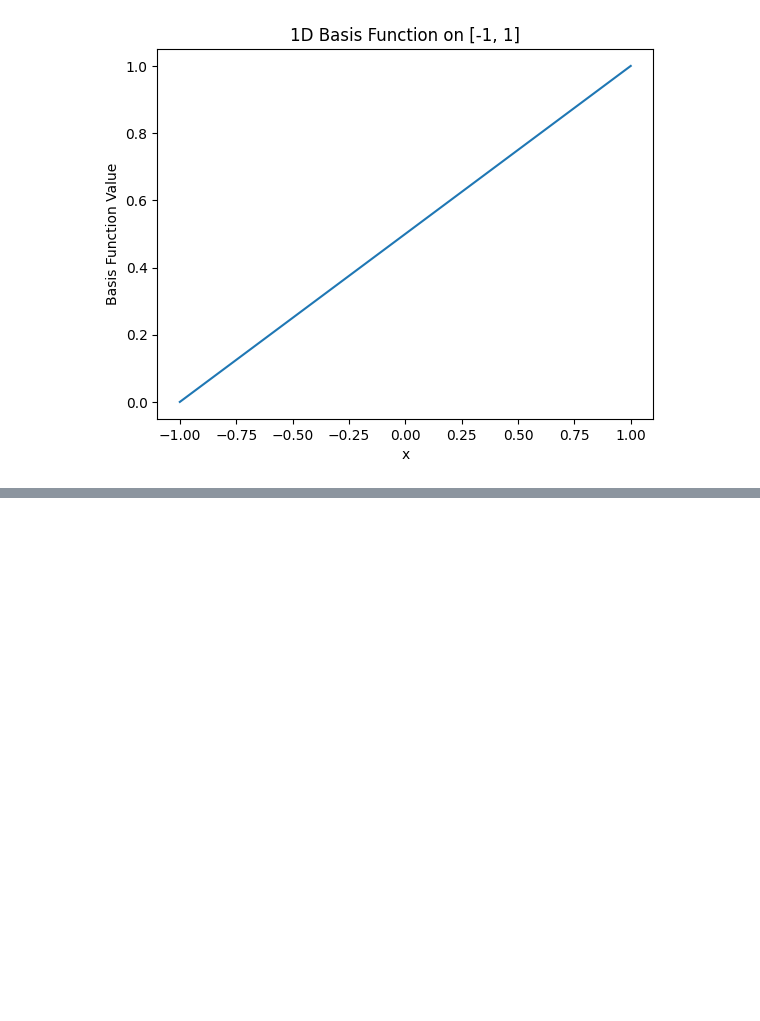
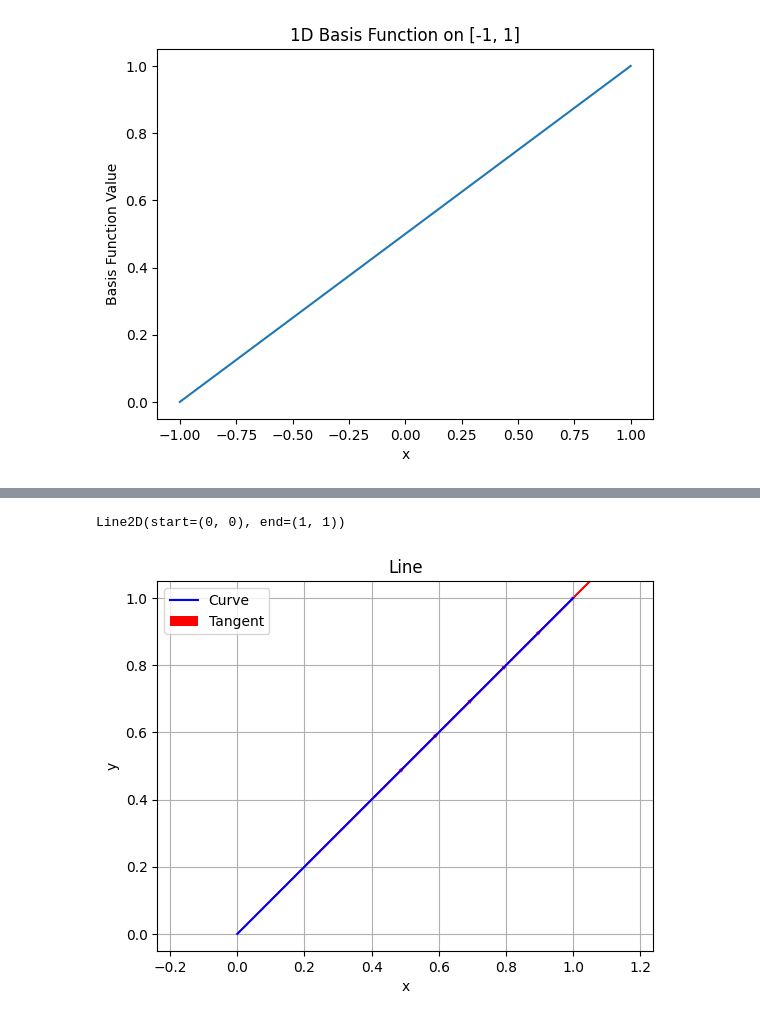
Before and after one commit to MazenAli/TT-FEMesh, a Jupyter notebook: prototypes/examples.ipynb, the cells around one changed output, grey strips where cells are left out. Drawn from its saved outputs; the diff is of its cells as text; code cells hidden in the pictures; blank space fills up the shorter version.

```diff
--- a/prototypes/examples.ipynb
+++ b/prototypes/examples.ipynb
@@ -40,0 +84,9 @@ fig.show()
+# %%
+from ttfemesh.domain import Line2D
+from ttfemesh.utils import plot_curve_with_tangents
+line = Line2D((0, 0), (1, 1))
+print(line)
+plot_curve_with_tangents(line, "Line")
+# %% [output]
+Line2D(start=(0, 0), end=(1, 1))
+[figure, added]
```
Also changed, not shown: parts of 6 cells of this notebook, 7 other files.
